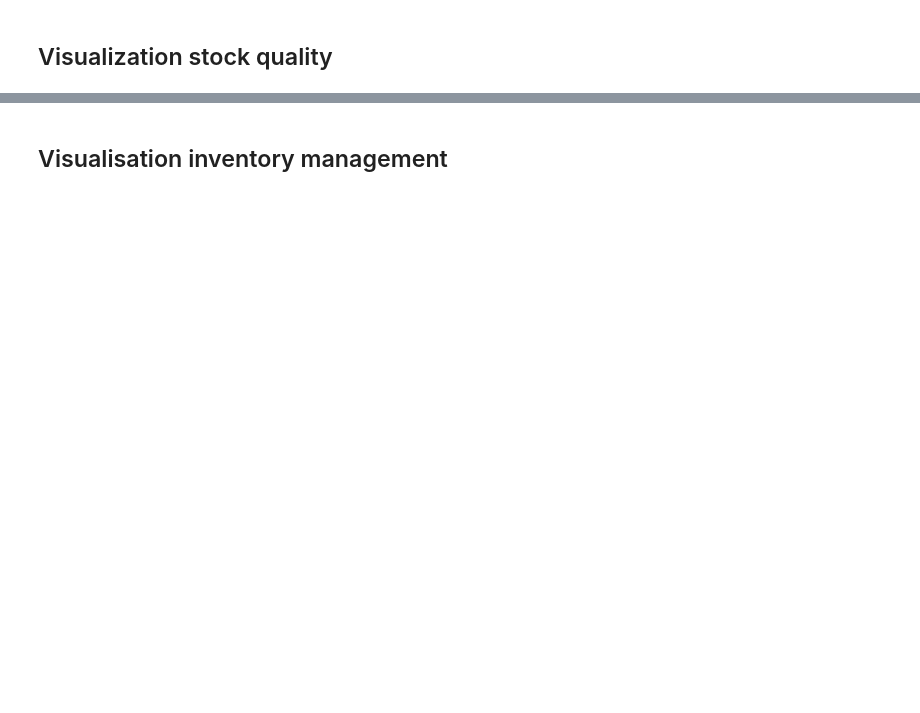
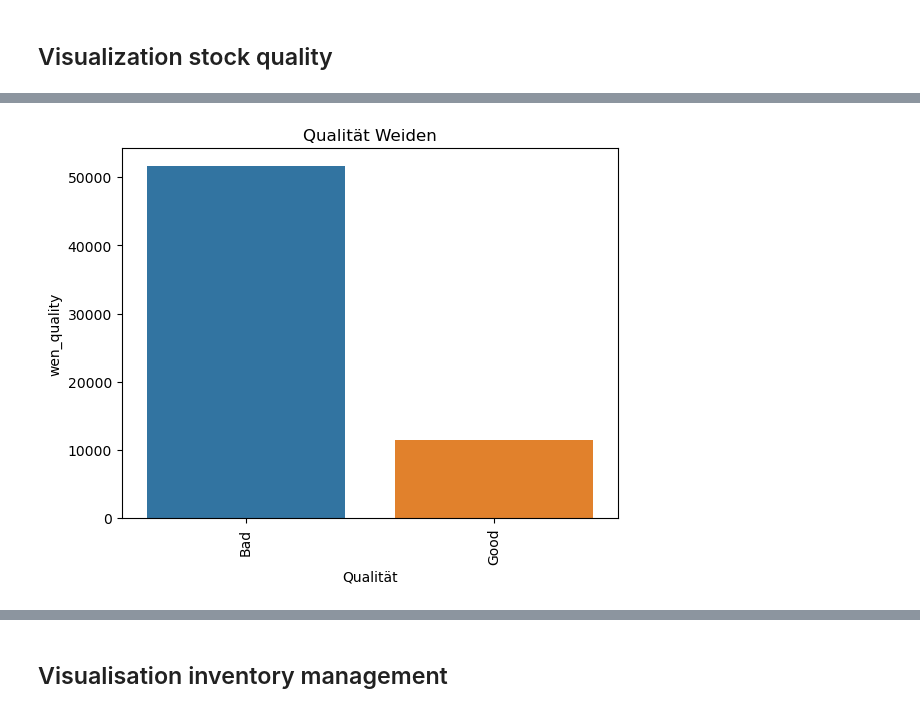
Before and after one commit to capstone-kueblbeck/capstone-kueblbeck, a Jupyter notebook: coding/max_pn.ipynb, the cells around one changed output, grey strips where cells are left out. Cells and saved outputs as stored; diff of their text form; code cells hidden in the pictures; blank space fills up the shorter version.

```diff
--- a/coding/max_pn.ipynb
+++ b/coding/max_pn.ipynb
@@ -9,0 +13,6 @@ pd.set_option('display.max_columns', None)
+# %%
+from master_df import setup
+
+df_master = setup()
+
+df_master.fillna(0, inplace=True)
@@ -85,0 +196,14 @@ df_master
+# %%
+df_master_weiden = df_master.query('wen_quality == "Good" or wen_quality == "Bad"')
+
+# Erstellen Sie das Balkendiagramm
+plt.title("Qualität Weiden")
+
+plt.xlabel('Qualität')
+plt.ylabel('Anzahl')
+
+sns.barplot(x=df_master_weiden['wen_quality'].value_counts().index, y=df_master_weiden['wen_quality'].value_counts(), data=df_master_weiden)
+plt.xticks(rotation=90)
+plt.show()
+# %% [output]
+[figure, added]
```
Also changed, not shown: parts of 14 cells of this notebook, 1 other file.
